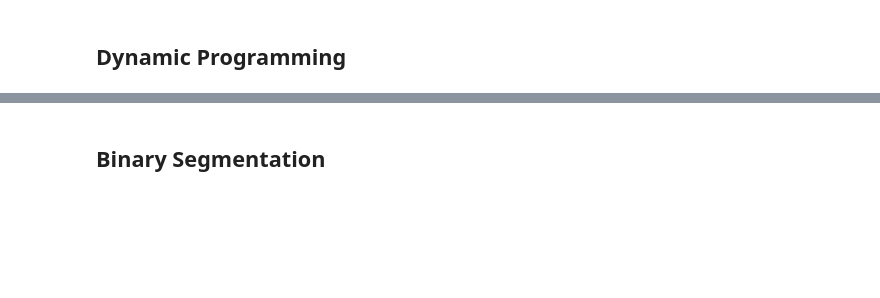
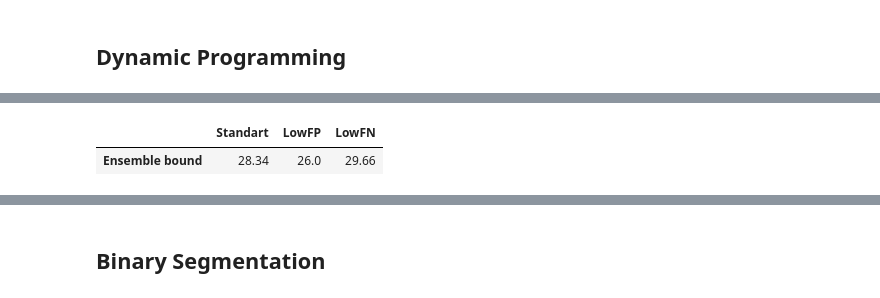
Before and after one commit to theovincent/CPDE, a Jupyter notebook: SKAB_experiments.ipynb, the cells around one changed output, grey strips where cells are left out. Drawn from its saved outputs; the diff is of its cells as text; code cells hidden in the pictures; blank space fills up the shorter version.

```diff
--- a/SKAB_experiments.ipynb
+++ b/SKAB_experiments.ipynb
@@ -184,33 +248,35 @@ pd.DataFrame(table_costs_dynp).T[DESIRED_ORDER]
 # %%
 def dynp_search_ensemble_bound():
     predicted_cp = []
     for idx_data in tqdm(range(len(test))):
         best_nab_sum = - float("inf")
         best_single_predicted_cp = pd.Series(data=0, index=test[idx_data].index)
 
         for model in SINGLE_COSTS:
             algo = rpt.Dynp(model=model["cost"],
-                          params=model["params"],
-                          jump=1)
+                          params=model["params"],)
             algo.fit(np.array(test[idx_data]))
             my_bkps = algo.predict(n_bkps=sum(true_cp[idx_data] == 1))
 
             single_predicted_cp = pd.Series(data=0, index=test[idx_data].index)
             single_predicted_cp[single_predicted_cp.index[my_bkps[:-1]]] = 1
 
             nab_model = evaluating_change_point([true_cp[idx_data]], [single_predicted_cp], metric='nab', numenta_time='30 sec')
 
             if sum(list(nab_model.values())) > best_nab_sum:
                 best_nab_sum = sum(list(nab_model.values()))
                 best_single_predicted_cp = single_predicted_cp
 
         predicted_cp.append(best_single_predicted_cp)
 
     nab = evaluating_change_point(true_cp, predicted_cp, metric='nab', numenta_time='30 sec')
     return nab
 
 dynp_ensemble_bound = dynp_search_ensemble_bound()
 pd.DataFrame(dynp_ensemble_bound, index=["Ensemble bound"])[DESIRED_ORDER]
+# %% [output]
+|  | Standart | LowFP | LowFN |
+| Ensemble bound | 28.34 | 26.0 | 29.66 |
 # %%
 from ensemble_methods.dynamic_programming_ensemble import DynpEnsemble
 
```
Also changed, not shown: parts of 15 cells of this notebook.
